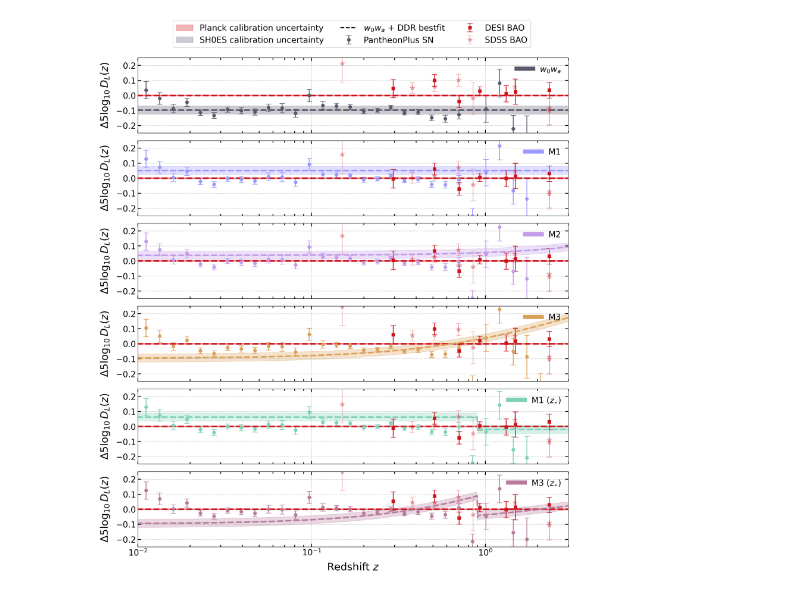
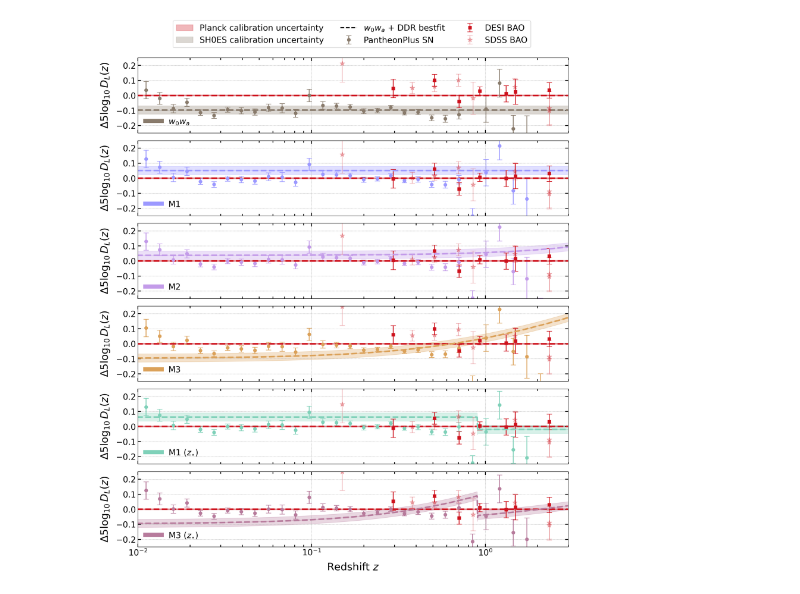
Before and after one commit to elsateixeira/class_ddr, a Jupyter notebook: DDR_FIGURES/Figure2.ipynb, the cells around one changed output. Drawn from its saved outputs; the diff is of its cells as text; code cells hidden in the pictures.

```diff
--- a/DDR_FIGURES/Figure2.ipynb
+++ b/DDR_FIGURES/Figure2.ipynb
@@ -185,8 +185,9 @@ ff = '#7FD1B9' #green
 gg = '#DBA159' #yellow
 hh = '#B77B9C' #magenta
 ii = '#7594FA' #blue
+ddd = '#897B6C'
 
-colors = [dd,cc,aa,gg,ff,hh]
+colors = [ddd,cc,aa,gg,ff,hh]
 labels = [r'$w_0w_a$', 'M1', 'M2', 'M3', 'M1 ($z_{\star}$)', 'M3 ($z_{\star}$)']
 
 fig, axes = plt.subplots(6, 1, figsize=(13, 15), sharex=True)
@@ -215,32 +216,32 @@ for i, ax in enumerate(axes):
     # Add label
     ax.plot(z + 5, 100 * delta_mu_SN_pl[i], c='k', lw=2, ls='--', label=r'$w_0w_a$ + DDR bestfit')
 
     ax.tick_params(axis='both', which='both', labelsize=16)
     ax.xaxis.set_tick_params(which='major', size=6, width=1.5, direction='in', top=True)
     ax.xaxis.set_tick_params(which='minor', size=4, width=1.5, direction='in', top=True)
     ax.yaxis.set_tick_params(which='major', size=6, width=1.5, direction='in', right=True)
     ax.yaxis.set_tick_params(which='minor', size=4, width=1.5, direction='in', right=True)
 
     ax.set_xlim(0.01, 3)
     ax.set_ylim(-0.25, 0.25)  # Y-axis limit updated
     ax.set_yticks([-0.2, -0.1, 0, 0.1, 0.2])  # Set specific ticks at -0.2, -0.1, 0, 0.1, 0.2 (to evaluate)
 
     # Set individual model labels
     handle = ax.plot([], [], color=colors[i], lw=8, label=labels[i])[0]
-    ax.legend([handle], [labels[i]], loc='upper right', fontsize=16, frameon=False)
+    ax.legend([handle], [labels[i]], loc='lower left', fontsize=16, frameon=False)
 
 # Set x-label only for the last subplot
 axes[-1].set_xlabel(r'Redshift $z$', size=20, labelpad=10)
 
 plt.rcParams['font.size'] = 14
 plt.rcParams['axes.linewidth'] = 2
 handles, labels = axes[0].get_legend_handles_labels()
 new_handles = [handles[0],handles[1],handles[2],handles[4],handles[5],handles[6]]
 new_labels = [labels[0],labels[1],labels[2],labels[4],labels[5],labels[6]]
 fig.legend(new_handles, new_labels, loc='upper center', ncol=3, fontsize=16, frameon=True,bbox_to_anchor=(0.038, 0.96, 1, 0.05))
 fig.tight_layout(rect=[0, 0, 1, 0.95])  # Leaves space for the legend
 fig.subplots_adjust(hspace=0.1)  # Increased hspace for more spacing between subplots
 plt.savefig('sn_bao_w0wa_panels.pdf', transparent=True, bbox_inches='tight', pad_inches=0.1)
 plt.show()
 # %% [output]
-[figure, old version]
+[figure, new version]
```
Also changed, not shown: 5 other files.
